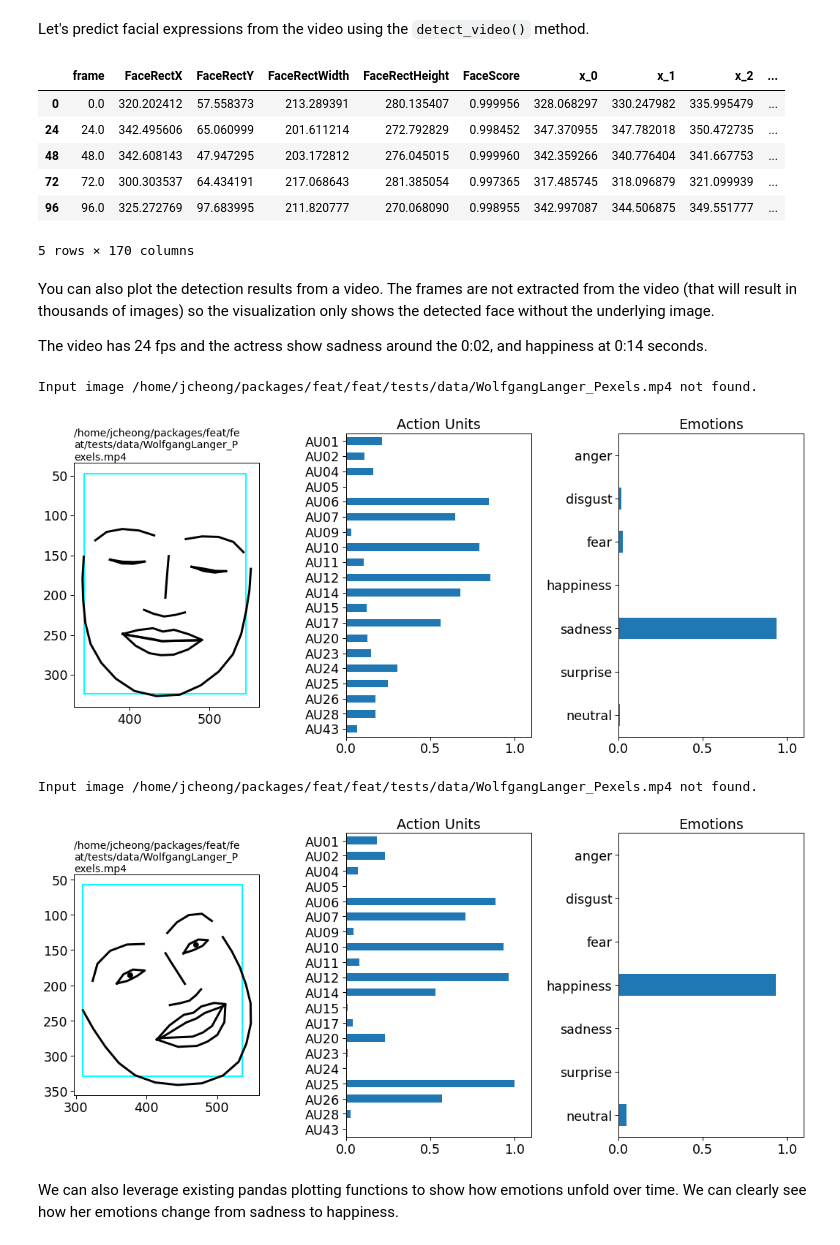
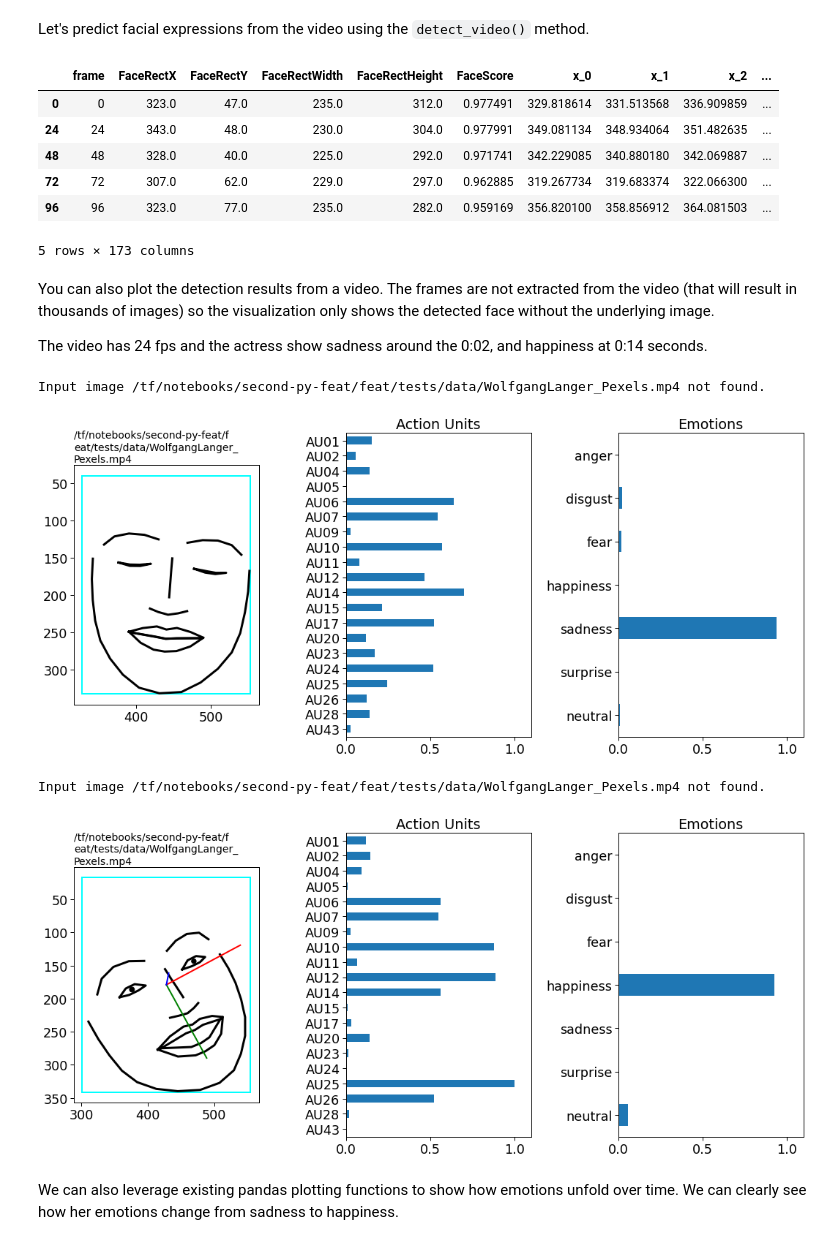
Before and after one commit to cosanlab/py-feat, a Jupyter notebook: notebooks/content/detector.ipynb, the cells around one changed output. Drawn from its saved outputs; the diff is of its cells as text; code cells hidden in the pictures.

Commit message:
adding headpose models compatible with batch processing update

```diff
--- a/notebooks/content/detector.ipynb
+++ b/notebooks/content/detector.ipynb
@@ -122,11 +135,13 @@ image_prediction
 ## Detecting facial expressions images with many faces.
 Feat's Detector can find multiple faces in a single image. Let's also practice switching the emotion detector
 # %%
-face_model = "mtcnn"
+face_model = "img2pose" # img2pose acts as both a face detector and a face pose estimator
 landmark_model = "mobilenet"
 au_model = "logistic"
 emotion_model = "fer"
-detector = Detector(face_model = face_model, landmark_model = landmark_model, au_model = au_model, emotion_model = emotion_model)
+facepose_model = "img2pose"
+detector = Detector(face_model=face_model, landmark_model=landmark_model, au_model=au_model,
+                    emotion_model=emotion_model, facepose_model=facepose_model)
 
 test_image = os.path.join(test_data_dir, "tim-mossholder-hOF1bWoet_Q-unsplash.jpg")
 image_prediction = detector.detect_image(test_image)
@@ -220,12 +244,12 @@ video_prediction = detector.detect_video(test_video, skip_frames=24)
 video_prediction.head()
 # %% [output]
 |  | frame | FaceRectX | FaceRectY | FaceRectWidth | FaceRectHeight | FaceScore | x_0 | x_1 | x_2 | ... |
-| 0 | 0.0 | 320.202412 | 57.558373 | 213.289391 | 280.135407 | 0.999956 | 328.068297 | 330.247982 | 335.995479 | ... |
-| 24 | 24.0 | 342.495606 | 65.060999 | 201.611214 | 272.792829 | 0.998452 | 347.370955 | 347.782018 | 350.472735 | ... |
-| 48 | 48.0 | 342.608143 | 47.947295 | 203.172812 | 276.045015 | 0.999960 | 342.359266 | 340.776404 | 341.667753 | ... |
-| 72 | 72.0 | 300.303537 | 64.434191 | 217.068643 | 281.385054 | 0.997365 | 317.485745 | 318.096879 | 321.099939 | ... |
-| 96 | 96.0 | 325.272769 | 97.683995 | 211.820777 | 270.068090 | 0.998955 | 342.997087 | 344.506875 | 349.551777 | ... |
+| 0 | 0 | 323.0 | 47.0 | 235.0 | 312.0 | 0.977491 | 329.818614 | 331.513568 | 336.909859 | ... |
+| 24 | 24 | 343.0 | 48.0 | 230.0 | 304.0 | 0.977991 | 349.081134 | 348.934064 | 351.482635 | ... |
+| 48 | 48 | 328.0 | 40.0 | 225.0 | 292.0 | 0.971741 | 342.229085 | 340.880180 | 342.069887 | ... |
+| 72 | 72 | 307.0 | 62.0 | 229.0 | 297.0 | 0.962885 | 319.267734 | 319.683374 | 322.066300 | ... |
+| 96 | 96 | 323.0 | 77.0 | 235.0 | 282.0 | 0.959169 | 356.820100 | 358.856912 | 364.081503 | ... |
-5 rows × 170 columns
+5 rows × 173 columns
 # %% [markdown]
 You can also plot the detection results from a video. The frames are not extracted from the video (that will result in thousands of images) so the visualization only shows the detected face without the underlying image.
 
@@ -233,13 +257,13 @@ The video has 24 fps and the actress show sadness around the 0:02, and happiness
 # %%
 video_prediction.loc[[48]].plot_detections();
 # %% [output]
-Input image /home/jcheong/packages/feat/feat/tests/data/WolfgangLanger_Pexels.mp4 not found.
+Input image /tf/notebooks/second-py-feat/feat/tests/data/WolfgangLanger_Pexels.mp4 not found.
-[figure, old version]
+[figure, new version]
 # %%
-video_prediction.loc[[17*24]].plot_detections();
+video_prediction.loc[[17*24]].plot_detections(pose=True);
 # %% [output]
-Input image /home/jcheong/packages/feat/feat/tests/data/WolfgangLanger_Pexels.mp4 not found.
+Input image /tf/notebooks/second-py-feat/feat/tests/data/WolfgangLanger_Pexels.mp4 not found.
-[figure, old version]
+[figure, new version]
 # %% [markdown]
 We can also leverage existing pandas plotting functions to show how emotions unfold over time. We can clearly see how her emotions change from sadness to happiness.
 # %%
```
Also changed, not shown: parts of 16 cells of this notebook, 24 other files.
